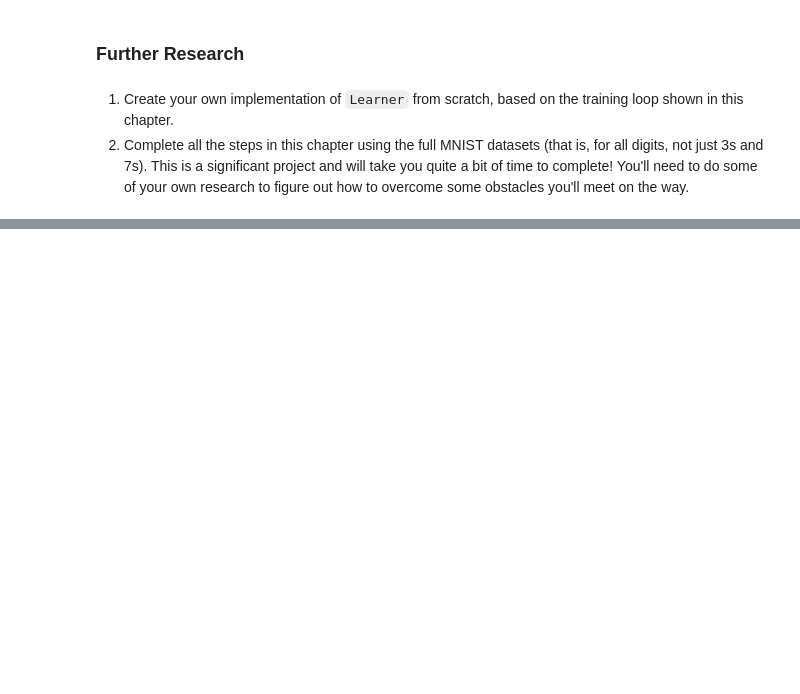
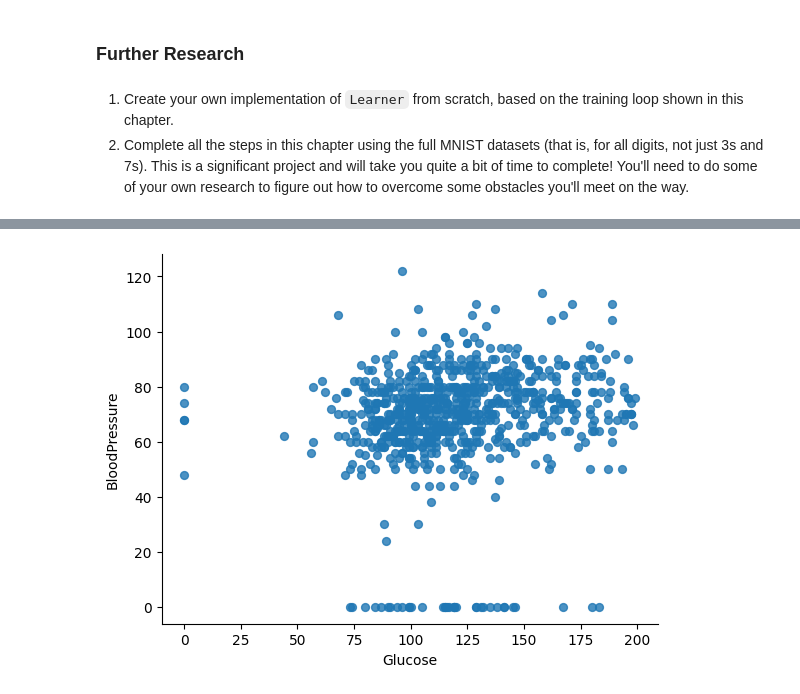
Before and after one commit to preetkhaturia/fastbook, a Jupyter notebook: 04_mnist_basics.ipynb, the cells around one changed output, grey strips where cells are left out. Drawn from its saved outputs; the diff is of its cells as text; code cells hidden in the pictures; blank space fills up the shorter version.

```diff
--- a/04_mnist_basics.ipynb
+++ b/04_mnist_basics.ipynb
@@ -1512,3 +1514,38 @@ A neural network contains a number of layers. Each layer is either *linear* or *
 # %% [markdown]
 1. Create your own implementation of `Learner` from scratch, based on the training loop shown in this chapter.
 1. Complete all the steps in this chapter using the full MNIST datasets (that is, for all digits, not just 3s and 7s). This is a significant project and will take you quite a bit of time to complete! You'll need to do some of your own research to figure out how to overcome some obstacles you'll meet on the way.
+# %%
+import pandas as pd
+import torch
+from torch.utils.data import TensorDataset, DataLoader
+from torch import nn
+from torch.nn import functional as F
+
+# Load CSV
+url = "https://raw.githubusercontent.com/jbrownlee/Datasets/master/pima-indians-diabetes.data.csv"
+column_names = [
+    'Pregnancies', 'Glucose', 'BloodPressure', 'SkinThickness',
+    'Insulin', 'BMI', 'DiabetesPedigreeFunction', 'Age', 'Outcome'
+]
+df = pd.read_csv(url, header=None, names=column_names)
+
+# Split features and labels
+X = df.iloc[:600, :-1].values
+y = df.iloc[:600, -1].values
+
+# Convert to tensors
+X_tensor = torch.tensor(X, dtype=torch.float32)
+y_tensor = torch.tensor(y, dtype=torch.float32)
+
+X = df.iloc[600:, :-1].values
+y = df.iloc[600:, -1].values
+
+X_tensor_valid = torch.tensor(X, dtype=torch.float32)
+y_tensor_valid = torch.tensor(y, dtype=torch.float32)
+
+# Create PyTorch dataset
+Traindataset = TensorDataset(X_tensor, y_tensor)
+Trainloader = DataLoader(Traindataset, batch_size=32, shuffle=True)
+
+Validdataset = TensorDataset(X_tensor_valid, y_tensor_valid)
+Validloader = DataLoader(Validdataset, batch_size=32, shuffle=False)
@@ -1514,0 +1657,6 @@ A neural network contains a number of layers. Each layer is either *linear* or *
+# %%
+from matplotlib import pyplot as plt
+df.plot(kind='scatter', x='Glucose', y='BloodPressure', s=32, alpha=.8)
+plt.gca().spines[['top', 'right',]].set_visible(False)
+# %% [output]
+[figure, added]
```
Also changed, not shown: parts of 7 cells of this notebook.
